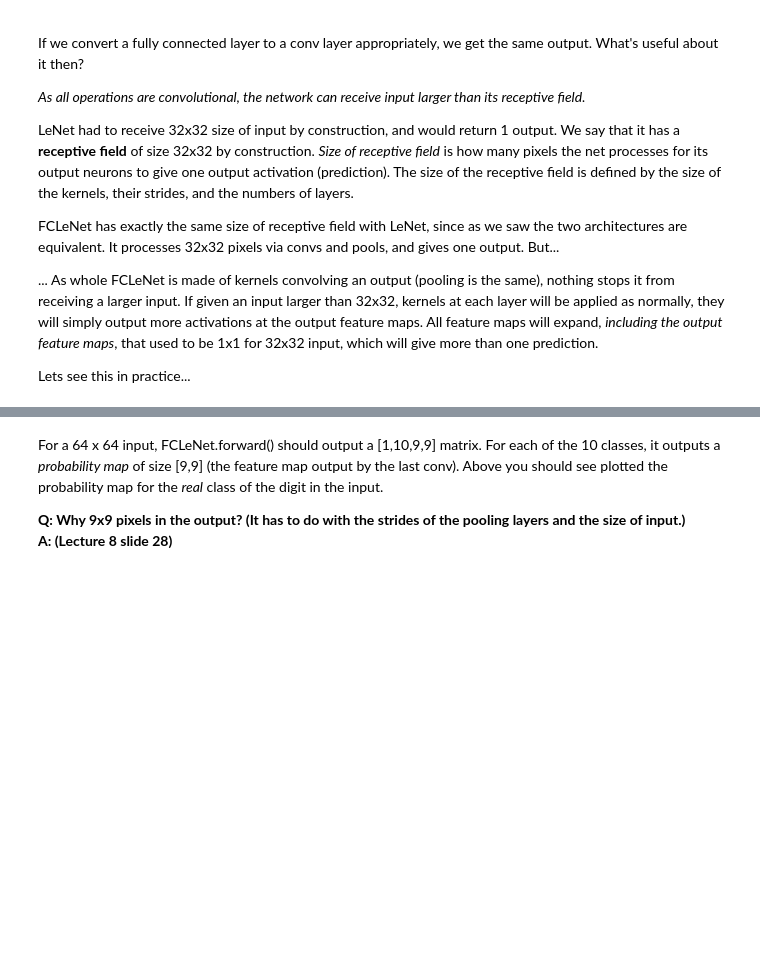
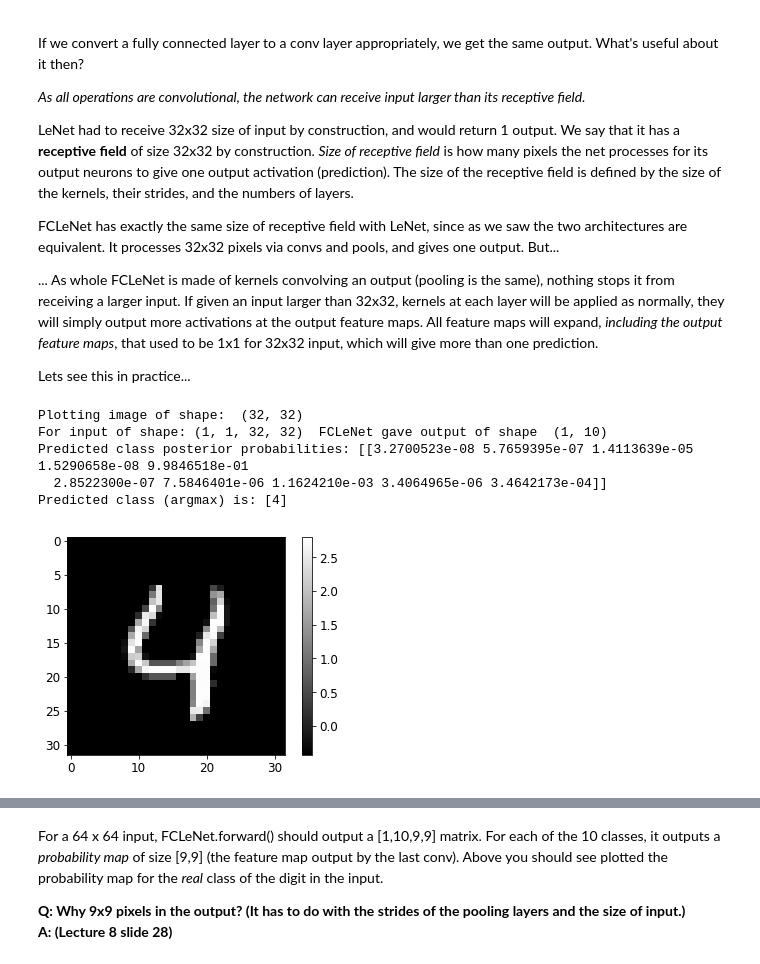
Before and after one commit to adicatana/ml_imaging_tutorials_imperial, a Jupyter notebook: MLI-Tutorial-4.ipynb, the cells around one changed output, grey strips where cells are left out. Saved outputs shown, nothing was run; the diff lists cells and outputs as text; code cells hidden in the pictures; blank space fills up the shorter version.

```diff
--- a/MLI-Tutorial-4.ipynb
+++ b/MLI-Tutorial-4.ipynb
@@ -285,22 +311,22 @@ class FCLeNet(nn.Module):
         # Adjust LeNet's code, and replace all nn.Linear layers with appropriate nn.Conv2d
         # Also check Lecture 8, slides 12+
         # Conv2d gets args: (num input channs, num out channs, kernel_size ...)
-        self.conv1 = nn.Conv2d(1, ???, kernel_size=5, bias=True, padding=0)
-        self.conv2 = nn.Conv2d(???, ???, kernel_size=5, bias=True, padding=0)
-        self.conv3 = nn.Conv2d(???, 120, kernel_size=???, bias=True, padding=0)
-        self.conv4 = nn.Conv2d(???, 84, kernel_size=1, bias=True, padding=0)
-        self.conv5 = nn.Conv2d(???, num_classes, kernel_size=???, bias=True, padding=0)
+        self.conv1 = nn.Conv2d(1, 6, kernel_size=5, bias=True, padding=0)
+        self.conv2 = nn.Conv2d(6, 16, kernel_size=5, bias=True, padding=0)
+        self.conv3 = nn.Conv2d(16, 120, kernel_size=5, bias=True, padding=0)
+        self.conv4 = nn.Conv2d(120, 84, kernel_size=1, bias=True, padding=0)
+        self.conv5 = nn.Conv2d(84, num_classes, kernel_size=1, bias=True, padding=0)
 
     def forward(self, x):
         # x: Input tensor (batch of images) of shape [N, Channels, H, W]
         # returns: tensor of shape [N, classes] if input is of shape 32x32...
         # ... or Tensor of shape [N, classes, H_out, W_out if input >= 36x36.
         # Make the forward pass.
-        x = F.???(F.relu(self.conv1(x)), kernel_size=2, stride=2, padding=0, ceil_mode=False)
-        x = F.???(F.relu(self.???(x)), kernel_size=2, stride=2, padding=0, ceil_mode=False)
-        x = F.relu(self.???(x))
-        x = F.???(self.???(x))
-        x = self.???(x)
+        x = F.max_pool2d(F.relu(self.conv1(x)), kernel_size=2, stride=2, padding=0, ceil_mode=False)
+        x = F.max_pool2d(F.relu(self.conv2(x)), kernel_size=2, stride=2, padding=0, ceil_mode=False)
+        x = F.relu(self.conv3(x))
+        x = F.relu(self.conv4(x))
+        x = self.conv5(x)
 
         y_pred = F.softmax(x, dim=1) # y_pred.shape = [N, 10, 1, 1]
         #############################################################################
@@ -381,20 +409,27 @@ Lets see this in practice...
 # %%
 from utils.plotting import plot_image
 # Choose an index of an image to test on...
 index_of_img = 4
 image_for_cnn = test_imgs_cnn[ index_of_img : index_of_img+1, :, :, : ] # [1, 1, 32, 32]
 real_lbl = test_lbls[index_of_img]
 plot_image(image_for_cnn[0,0,:,:], cmap="gray")
 
 ######### TODO: Run inference on the ORIGINAL 32x32 image. ###################
 # Do a forward pass with fclenet
-pred_probs = fclenet.???( torch.tensor(image_for_cnn, dtype=torch.float) ) # Outp shape: [1, 10]
+pred_probs = fclenet.forward( torch.tensor(image_for_cnn, dtype=torch.float) ) # Outp shape: [1, 10]
 pred_probs = pred_probs.detach().numpy() # make tensor numpy
-pred_lbls = np.argmax(pred_probs, axis=???) # Shape: [1]
+pred_lbls = np.argmax(pred_probs, axis=1) # Shape: [1]
 #############################################################################
 print("For input of shape:", image_for_cnn.shape, " FCLeNet gave output of shape ", pred_probs.shape)
 print("Predicted class posterior probabilities:", pred_probs)
 print("Predicted class (argmax) is:", pred_lbls)
+# %% [output]
+Plotting image of shape:  (32, 32)
+For input of shape: (1, 1, 32, 32)  FCLeNet gave output of shape  (1, 10)
+Predicted class posterior probabilities: [[3.2700523e-08 5.7659395e-07 1.4113639e-05 1.5290658e-08 9.9846518e-01
+  2.8522300e-07 7.5846401e-06 1.1624210e-03 3.4064965e-06 3.4642173e-04]]
+Predicted class (argmax) is: [4]
+[figure, added]
 # %%
 # Now make a larger image to apply FCLeNet on...
 # Pad the 32x32 image in the H and W dimension enough to become 64 x 64
```
Also changed, not shown: parts of 7 cells of this notebook, 1 other file.
